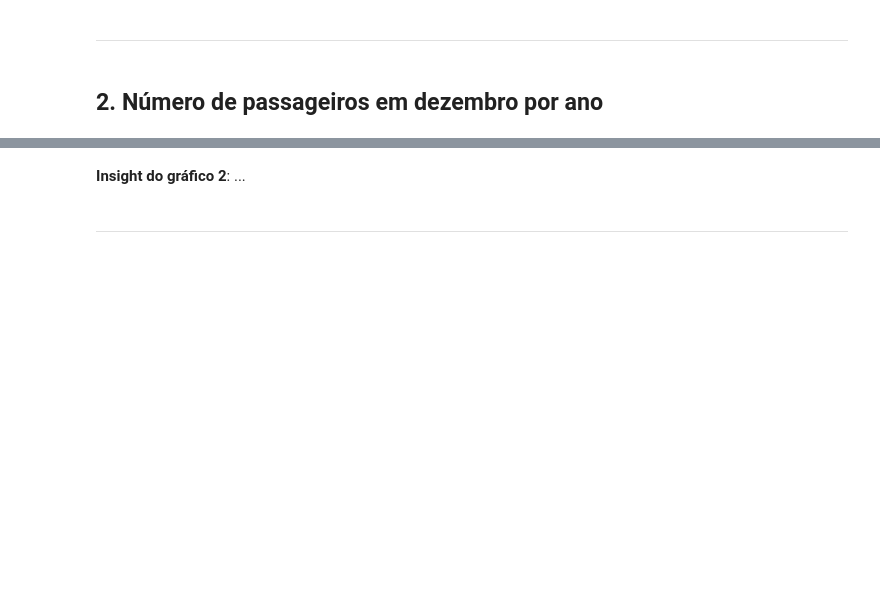
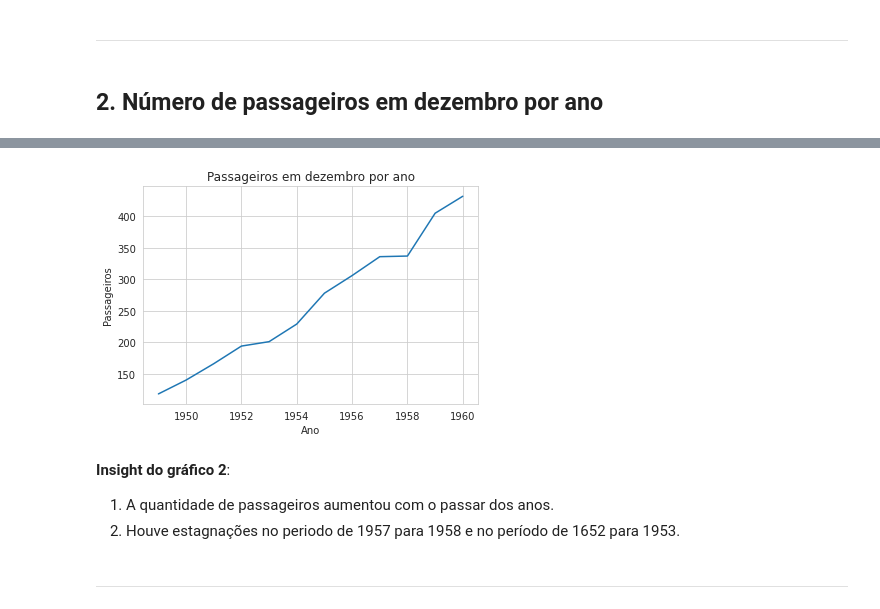
Before and after one commit to armando-nahmias/EBAC, a Jupyter notebook: AD/PAD_M14_Resposta.ipynb, the cells around one changed output, grey strips where cells are left out. Saved outputs shown, nothing was run; the diff lists cells and outputs as text; code cells hidden in the pictures; blank space fills up the shorter version.

```diff
--- a/AD/PAD_M14_Resposta.ipynb
+++ b/AD/PAD_M14_Resposta.ipynb
@@ -51,5 +80,19 @@ flights = ...
-# %% [markdown]
-**Insight do gráfico 2**: ...
+# %%
+# gráfico do exercício 2
+
+flights = data.query('month == "Dec"')
+
+
+with sns.axes_style('whitegrid'):
+
+  grafico = sns.lineplot(data=flights, x="year", y="passengers", palette="pastel")
+  grafico.set(title='Passageiros em dezembro por ano', xlabel='Ano', ylabel='Passageiros');
+# %% [output]
+[figure, added]
+# %% [markdown]
+**Insight do gráfico 2**:
+1. A quantidade de passageiros aumentou com o passar dos anos.
+1. Houve estagnações no periodo de 1957 para 1958 e no período de 1652 para 1953.
 # %% [markdown]
 ---
 # %% [markdown]
```
Also changed, not shown: parts of 16 cells of this notebook, 3 other files.
